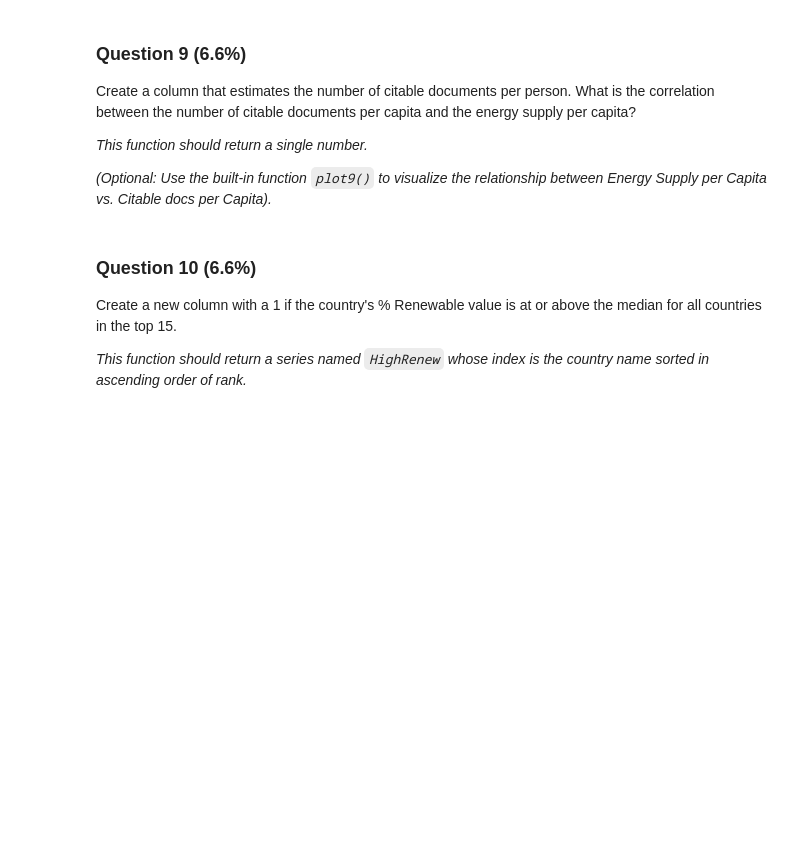
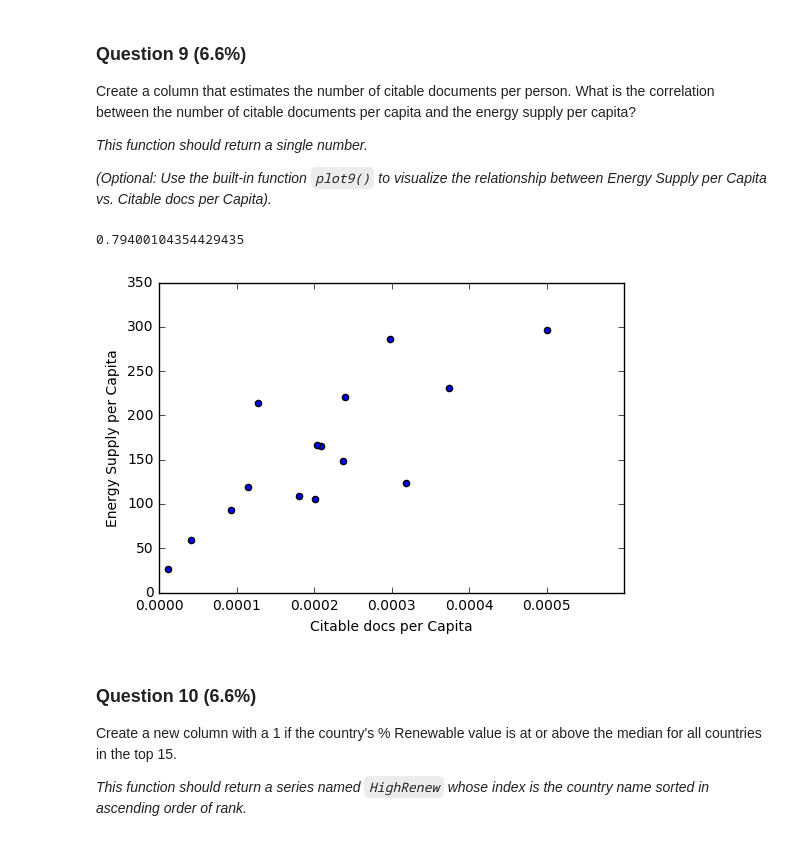
Before and after one commit to chinmaydas96/Introduction-to-Data-Science-in-Python, a Jupyter notebook: Assignment+3.ipynb, the cells around one changed output. Saved outputs shown, nothing was run; the diff lists cells and outputs as text; code cells hidden in the pictures; blank space fills up the shorter version.

```diff
--- a/Assignment+3.ipynb
+++ b/Assignment+3.ipynb
@@ -45,13 +45,3 @@ Join the three datasets: GDP, Energy, and ScimEn into a new dataset (using the i
 The index of this DataFrame should be the name of the country.
 
 *This function should return a DataFrame with 20 columns and 15 entries.*
-# %%
-import pandas as pd
-df = pd.read_excel('Energy Indicators.xls',header = 1,skip_footer=1)
-#xl = pd.ExcelFile("Energy Indicators.xls")
-#print (xl.sheet_names)
-
-#df = df.parse(df)
-print (df)
-def answer_one():
-    return "ANSWER"
@@ -75,0 +72,20 @@ NaN NaN
+# %%
+GDP = pd.read_csv('world_bank.csv',skiprows=4)
+# changing country name
+cname = {"Korea, Rep.": "South Korea",
+"Iran, Islamic Rep.": "Iran",
+"Hong Kong SAR, China": "Hong Kong"}
+
+GDP.replace({"Country Name":cname},inplace=True)
+GDP_m = GDP.drop(GDP.columns[range(1,50)],axis=1)
+GDP_m = GDP_m.rename(index=str,columns={'Country Name':'Country'})
+# %%
+ScimEn = pd.read_excel('scimagojr-3.xlsx')
+ScimEn_m = ScimEn[:15]
+# %%
+def answer_one():
+    df = pd.merge(ScimEn_m,energy,how='inner',left_on='Country',right_on='Country')
+    final_df = pd.merge(df,GDP_m,how='inner',left_on='Country',right_on='Country')
+    final_df = final_df.set_index('Country')
+    return final_df
+answer_one()
@@ -164,3 +253,13 @@ def answer_nine():
+# %%
+def answer_nine():
+    Top15 = answer_one()
+    Top15['Estimate Population'] = Top15['Energy Supply'] / Top15['Energy Supply per Capita']
+    Top15['avgCiteDocPerPerson'] = Top15['Citable documents'] / Top15['Estimate Population']
+    return Top15[['Energy Supply per Capita', 'avgCiteDocPerPerson']].corr().ix['avgCiteDocPerPerson', 0]
+
+answer_nine()
+# %% [output]
+0.79400104354429435
 # %%
 def plot9():
     import matplotlib as plt
@@ -175,3 +272,7 @@ def plot9():
+# %%
+plot9()
+# %% [output]
+[figure, added]
 # %% [markdown]
 ### Question 10 (6.6%)
 Create a new column with a 1 if the country's % Renewable value is at or above the median for all countries in the top 15.
```
Also changed, not shown: parts of 29 cells of this notebook, 1 other file.
